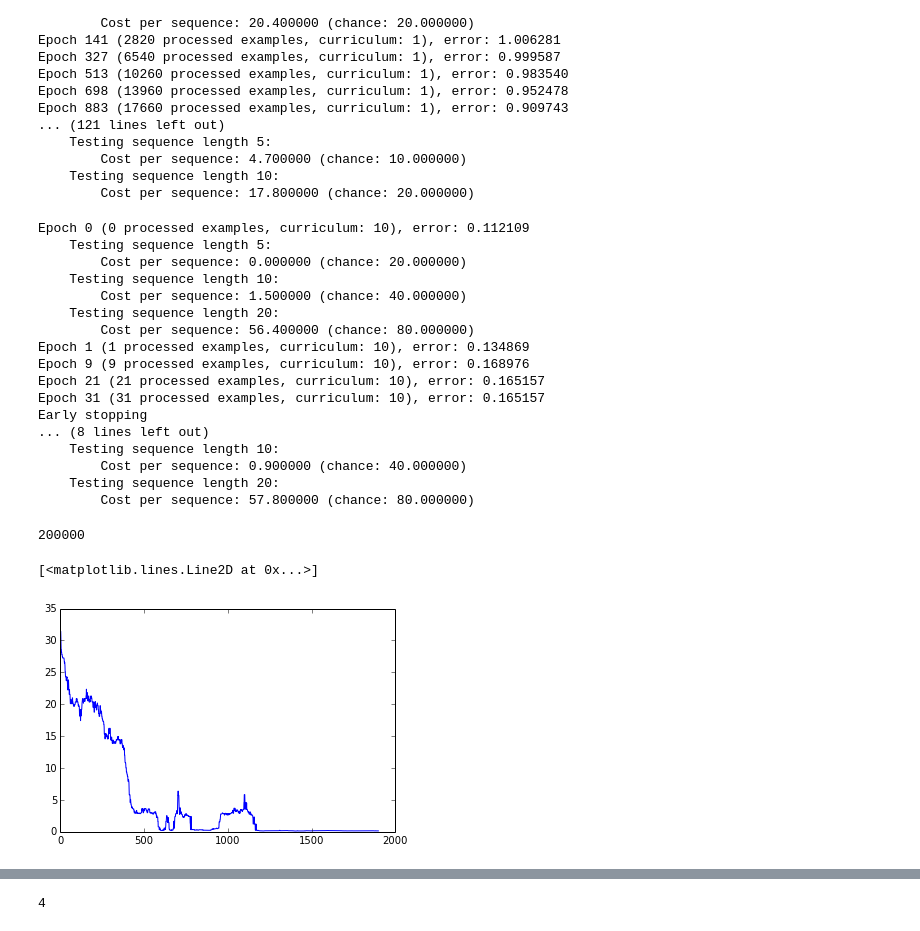
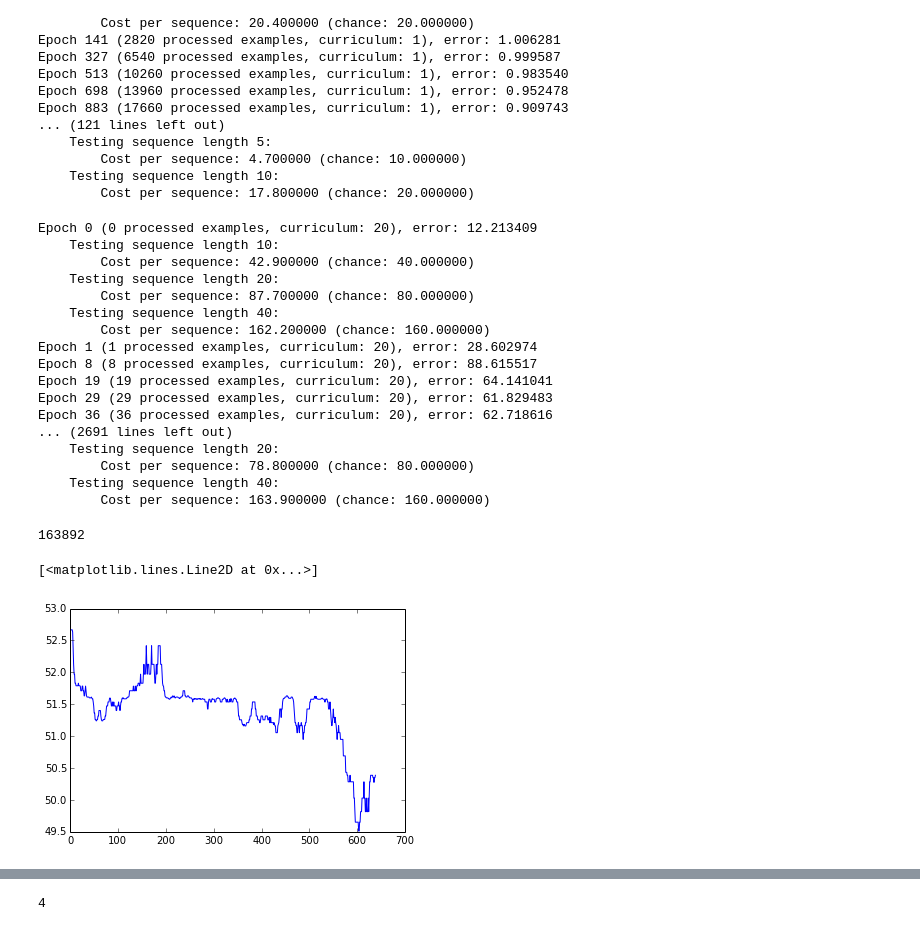
Before and after one commit to dali-ml/dali-cython, a Jupyter notebook: notebooks/NTM.ipynb, the cells around one changed output, grey strips where cells are left out. Drawn from its saved outputs; the diff is of its cells as text; code cells hidden in the pictures.

```diff
--- a/notebooks/NTM.ipynb
+++ b/notebooks/NTM.ipynb
@@ -317,8 +294,7 @@ class NTMAddressing(object):
             raise Exception("Unknown shift mask type: %s" % (shift_mask,))
         self.shift_mask = D.Mat(self.shift_mask)
 
-        with D.NoBackprop():
-            self.initial_locations = D.random.uniform(0.001, 0.1, (1,self.memory_locations))
+        self.initial_locations = D.random.uniform(-0.1, 0.1, (1,self.memory_locations))
 
     def name_parameters(self, prefix):
         self.content_key.name_parameters(prefix + "_content_key")
@@ -339,6 +315,13 @@ class NTMAddressing(object):
 
         return D.MatOps.softmax(presoftmax)
 
+    def shift_activation(self, inputs, weights):
+        shift                = D.MatOps.softmax(self.shift.activate(inputs))
+        shift                = shift * self.shift_mask
+        shift                = shift / (shift.sum() + 1e-6)
+
+        return D.MatOps.circular_convolution(weights, shift)
+
     def address(self, inputs, memory, state):
         """Outputs memory location weights.
 
@@ -354,11 +337,7 @@ class NTMAddressing(object):
         interpolation_gate   = self.interpolation.activate(inputs).sigmoid()
         interpolated_weights = (row_by_scalar(content_weights, interpolation_gate) +
                                 row_by_scalar(state,1.0 - interpolation_gate))
-        shift                = D.MatOps.softmax(self.shift.activate(inputs))
-        shift                = shift * self.shift_mask
-        shift                = shift / (shift.sum() + 1e-6)
-
-        shifted_weighs       = D.MatOps.circular_convolution(interpolated_weights, shift)
+        shifted_weighs       = self.shift_activate(inputs, interpolated_weights)
         focus                = self.focus.activate(inputs).softplus() + 1.
         focused_weights      = shifted_weighs ** focus
         # todo - make sure it's correctly broadcasted
@@ -543,7 +522,7 @@ class NTM(object):
         return ret
 # %%
 INPUT_SIZE           = 8
-MAX_TRAIN_SEQ_LENGTH = 10
+MAX_TRAIN_SEQ_LENGTH = 20
 
 
 HIDDENS          = [100]
@@ -561,7 +540,7 @@ ntm_model = NTM(input_size=INPUT_SIZE,
                 memory_locations=MEMORY_LOCATIONS,
                 memory_size=MEMORY_SIZE,
                 controller_type='mlp')
-ntm_model.name_parameters('ntm')
+ntm_model.name_parameters('lstm')
 
 #solver = Solver("rmsprop", learning_rate=0.00003, decay_rate=0.9, smooth_eps=1e-4)
 solver = Solver(ntm_model.parameters(), "rmsprop",  learning_rate=1e-4,
@@ -575,33 +554,33 @@ solver = Solver(ntm_model.parameters(), "rmsprop",  learning_rate=1e-4,
 errors = evaluate_copy(ntm_model, solver, INPUT_SIZE, MAX_TRAIN_SEQ_LENGTH, batch_size=BATCH_SIZE,
                       epochs=200000, curriculum_epochs = None, debug=False)
 # %% [output]
-Epoch 0 (0 processed examples, curriculum: 10), error: 0.112109
-    Testing sequence length 5:
-        Cost per sequence: 0.000000 (chance: 20.000000)
+Epoch 0 (0 processed examples, curriculum: 20), error: 12.213409
     Testing sequence length 10:
-        Cost per sequence: 1.500000 (chance: 40.000000)
+        Cost per sequence: 42.900000 (chance: 40.000000)
     Testing sequence length 20:
-        Cost per sequence: 56.400000 (chance: 80.000000)
-Epoch 1 (1 processed examples, curriculum: 10), error: 0.134869
-Epoch 9 (9 processed examples, curriculum: 10), error: 0.168976
-Epoch 21 (21 processed examples, curriculum: 10), error: 0.165157
-Epoch 31 (31 processed examples, curriculum: 10), error: 0.165157
-Early stopping
-... (8 lines left out)
-    Testing sequence length 10:
-        Cost per sequence: 0.900000 (chance: 40.000000)
+        Cost per sequence: 87.700000 (chance: 80.000000)
+    Testing sequence length 40:
+        Cost per sequence: 162.200000 (chance: 160.000000)
+Epoch 1 (1 processed examples, curriculum: 20), error: 28.602974
+Epoch 8 (8 processed examples, curriculum: 20), error: 88.615517
+Epoch 19 (19 processed examples, curriculum: 20), error: 64.141041
+Epoch 29 (29 processed examples, curriculum: 20), error: 61.829483
+Epoch 36 (36 processed examples, curriculum: 20), error: 62.718616
+... (2691 lines left out)
     Testing sequence length 20:
-        Cost per sequence: 57.800000 (chance: 80.000000)
+        Cost per sequence: 78.800000 (chance: 80.000000)
+    Testing sequence length 40:
+        Cost per sequence: 163.900000 (chance: 160.000000)
 # %%
 len(errors)
 # %% [output]
-200000
+163892
 # %%
-y = median_smoothing(errors[::100], window=100)
+y = median_smoothing(errors[::100], window=1000)
 plt.plot(range(len(y)), y)
 # %% [output]
 [<matplotlib.lines.Line2D at 0x...>]
-[figure, old version]
+[figure, new version]
 # %%
 for param in ntm_model.parameters():
     nel = param.w.ravel().shape[0]
```
Also changed, not shown: parts of 4 cells of this notebook, 6 other files.
